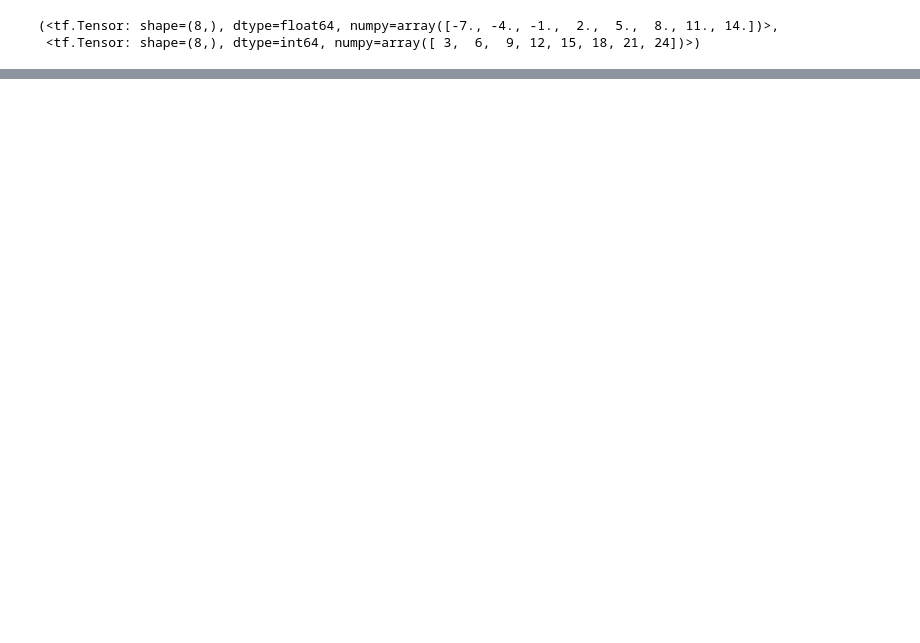
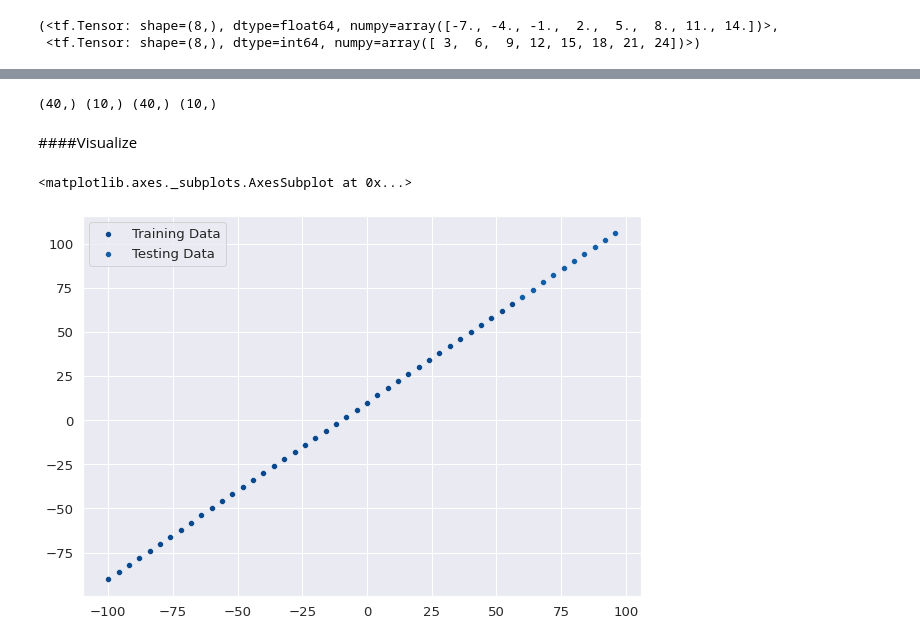
Before and after one commit to Shreyas-13/Tensorflow-Developer, a Jupyter notebook: 01_NN_Regression.ipynb, the cells around one changed output, grey strips where cells are left out. Drawn from its saved outputs; the diff is of its cells as text; code cells hidden in the pictures; blank space fills up the shorter version.

```diff
--- a/01_NN_Regression.ipynb
+++ b/01_NN_Regression.ipynb
@@ -219,0 +260,28 @@ array([[27.078823]], dtype=float32)
+# %%
+##We create train and test set cz of small dataset and hence no validation set
+
+X_train = X[:40]
+y_train = y[:40]
+
+X_test = X[40:]
+y_test = y[40:]
+
+print(X_train.shape, X_test.shape, y_train.shape, y_test.shape)
+# %% [output]
+(40,) (10,) (40,) (10,)
+# %% [markdown]
+####Visualize
+# %%
+##THE DATA
+
+plt.figure(figsize=(10,7))
+sns.set_theme(style='darkgrid', font_scale=1.2)
+sns.set_palette('Blues_r', 10)
+
+##Plot training data
+sns.scatterplot(x=X_train, y=y_train, label='Training Data')
+##Plot testing data
+sns.scatterplot(x=X_test, y=y_test, label='Testing Data')
+# %% [output]
+<matplotlib.axes._subplots.AxesSubplot at 0x...>
+[figure, added]
```
Also changed, not shown: parts of 10 cells of this notebook.
